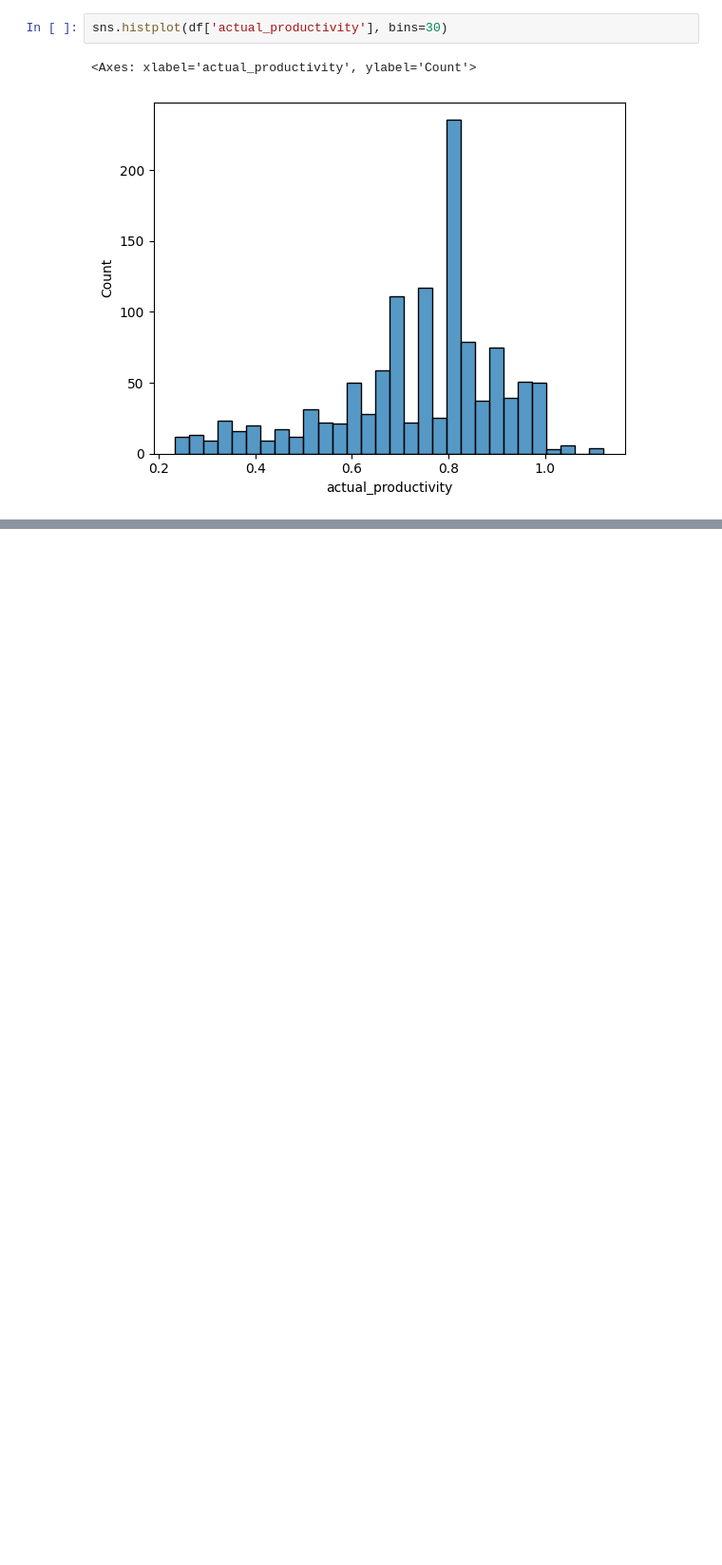
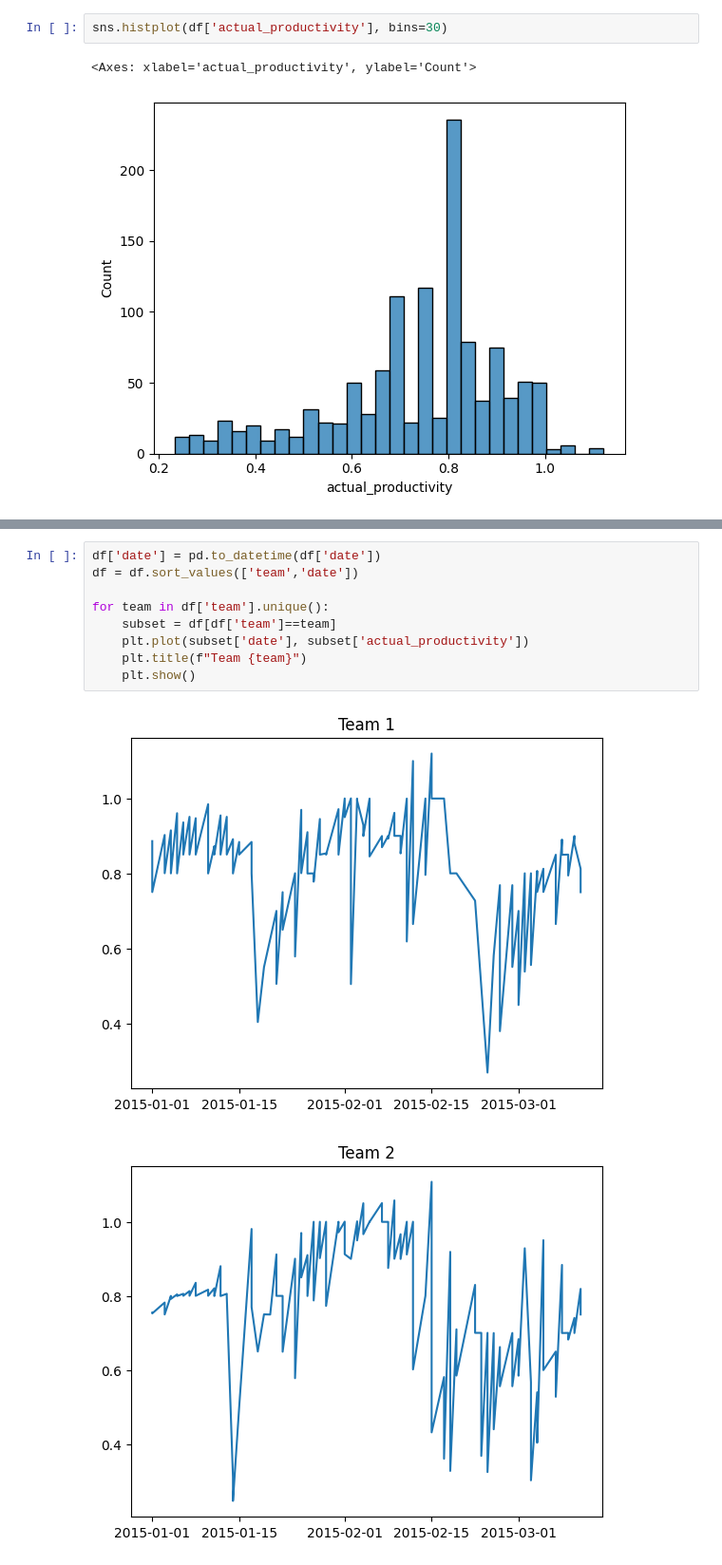
Before and after one commit to dakshini01/ProdFusion, a Jupyter notebook: codes/Data_Identification.ipynb, the cells around one changed output, grey strips where cells are left out. Shown at 95% size. Drawn from its saved outputs; the diff is of its cells as text; blank space fills up the shorter version.

```diff
--- a/codes/Data_Identification.ipynb
+++ b/codes/Data_Identification.ipynb
@@ -95,0 +112,12 @@ sns.heatmap(df.corr(numeric_only=True), cmap="coolwarm")
+# %%
+df['date'] = pd.to_datetime(df['date'])
+df = df.sort_values(['team','date'])
+
+for team in df['team'].unique():
+    subset = df[df['team']==team]
+    plt.plot(subset['date'], subset['actual_productivity'])
+    plt.title(f"Team {team}")
+    plt.show()
+# %% [output]
+[figure, added]
+[figure, added]
```
Also changed, not shown: parts of 5 cells of this notebook.
